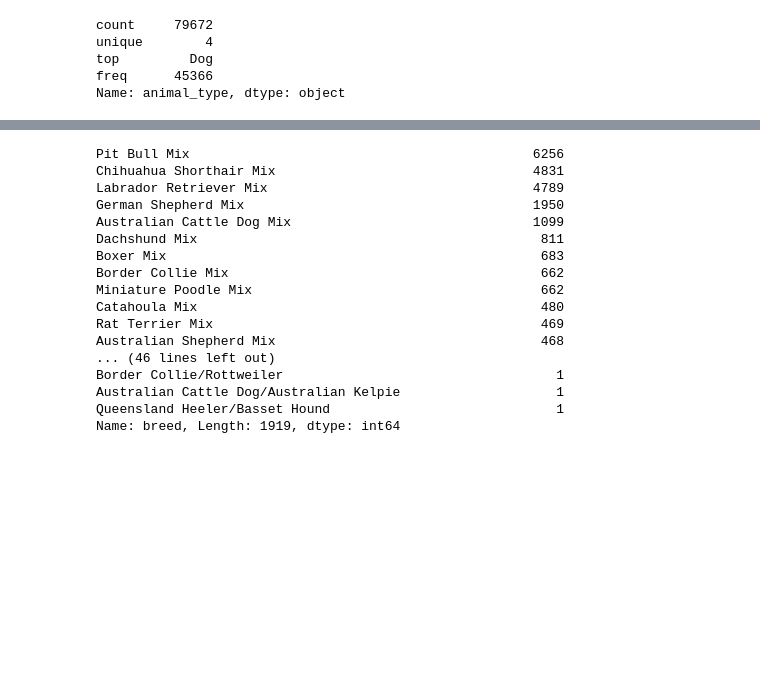
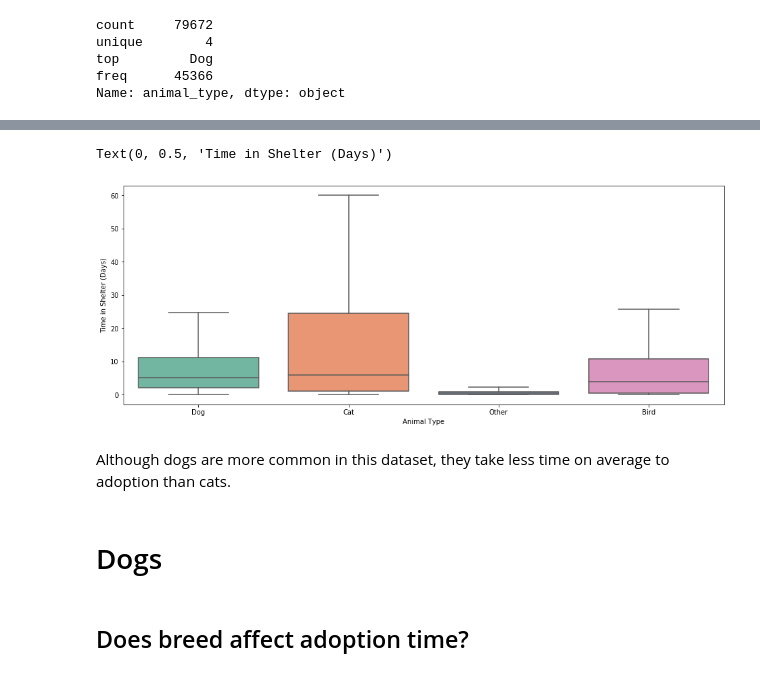
Before and after one commit to krritz/Animal-Shelter-Exploratory-Analysis, a Jupyter notebook: Animal Shelter Analysis.ipynb, the cells around one changed output, grey strips where cells are left out. Drawn from its saved outputs; the diff is of its cells as text; code cells hidden in the pictures; blank space fills up the shorter version.

Commit message:
Data wrangling steps for Capstone 1

```diff
--- a/Animal Shelter Analysis.ipynb
+++ b/Animal Shelter Analysis.ipynb
@@ -40 +43,3 @@ dtypes: float64(5), int64(11), object(25)
 memory usage: 24.9+ MB
+# %%
+df.outcome_datetime = pd.to_datetime(df.outcome_datetime)
@@ -69,26 +72,19 @@ df.describe()
+# %%
+plt.figure(figsize=(16, 6))
+sns.boxplot(x='animal_type', y='time_in_shelter_days', palette='Set2', data=df, showfliers=False)
+plt.xlabel('Animal Type')
+plt.ylabel('Time in Shelter (Days)')
+# %% [output]
+Text(0, 0.5, 'Time in Shelter (Days)')
+[figure, added]
+# %% [markdown]
+Although dogs are more common in this dataset, they take less time on average to adoption than cats.
 # %%
 dogs = df[df['animal_type'] == 'Dog']
 cats = df[df['animal_type'] == 'Cat']
 birds = df[df['animal_type'] == 'Bird']
 other = df[df['animal_type'] == 'Other']
-# %%
-breed_counts = dogs['breed'].value_counts()
-breed_counts
-# %% [output]
-Pit Bull Mix                                            6256
-Chihuahua Shorthair Mix                                 4831
-Labrador Retriever Mix                                  4789
-German Shepherd Mix                                     1950
-Australian Cattle Dog Mix                               1099
-Dachshund Mix                                            811
-Boxer Mix                                                683
-Border Collie Mix                                        662
-Miniature Poodle Mix                                     662
-Catahoula Mix                                            480
-Rat Terrier Mix                                          469
-Australian Shepherd Mix                                  468
-... (46 lines left out)
-Border Collie/Rottweiler                                   1
-Australian Cattle Dog/Australian Kelpie                    1
-Queensland Heeler/Basset Hound                             1
-Name: breed, Length: 1919, dtype: int64
+# %% [markdown]
+# Dogs
+# %% [markdown]
+## Does breed affect adoption time?
```
Also changed, not shown: parts of 95 cells of this notebook, 1 other file.
